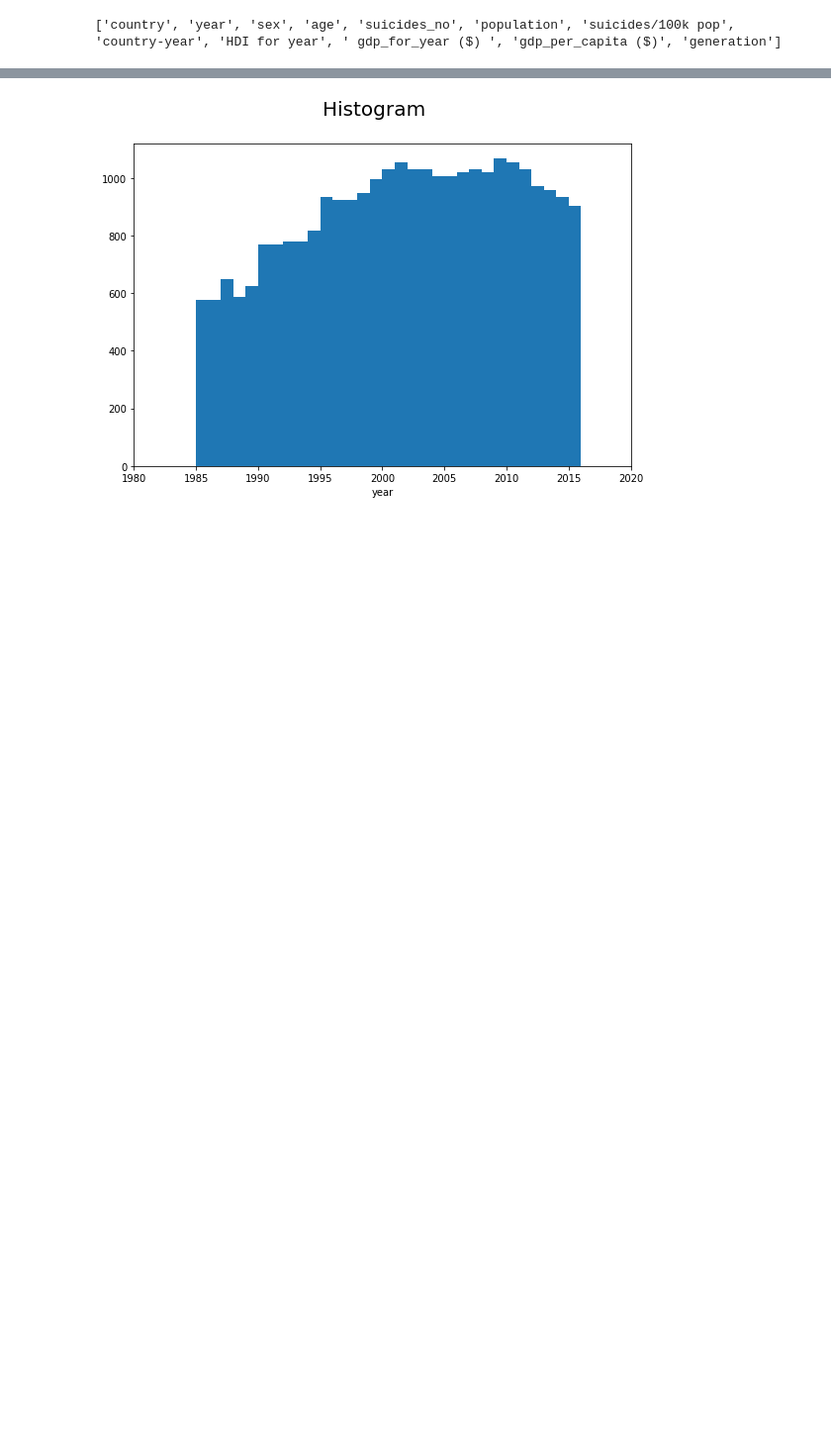
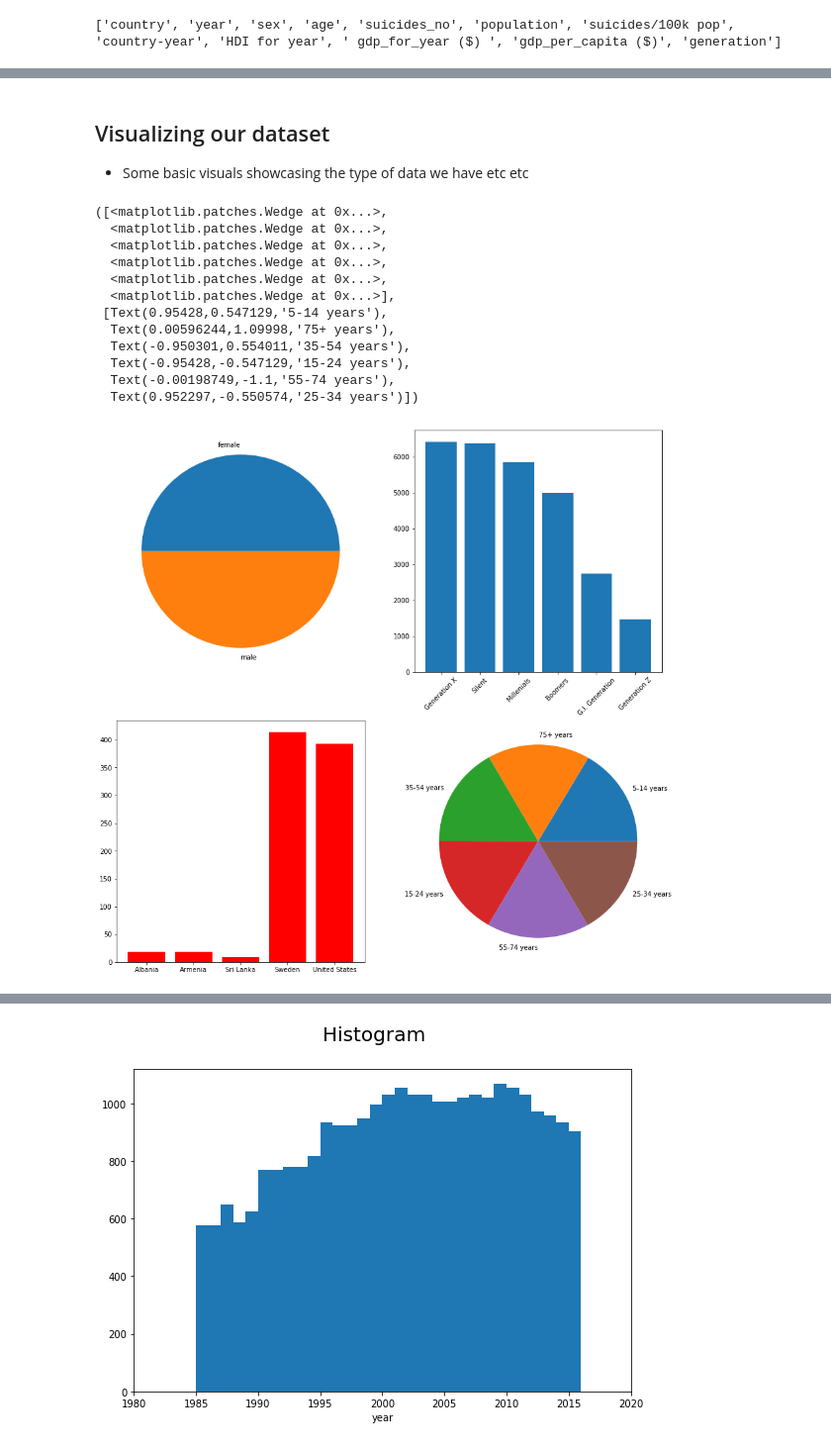
Before and after one commit to edalrami/anlt232_hw1, a Jupyter notebook: hw1.ipynb, the cells around one changed output, grey strips where cells are left out. Shown at 99% size. Cells and saved outputs as stored; diff of their text form; code cells hidden in the pictures; blank space fills up the shorter version.

```diff
--- a/hw1.ipynb
+++ b/hw1.ipynb
@@ -50,0 +94,25 @@ data.shape
+# %%
+#Basic analysis
+age_groups = pd.DataFrame(data['age'].value_counts(dropna=False)).sort_values('age')
+gen = pd.DataFrame(data['generation'].value_counts(dropna=False))
+countries = pd.DataFrame(data['country'].value_counts(dropna=False))
+gender = pd.DataFrame(data['sex'].value_counts(dropna=False))
+
+# Some Group-bys to help with certain visualizations
+
+# Average GDP_per_capita per country per year
+data.groupby(['country', 'year'])['gdp_per_capita ($)'].mean()
+
+#Average number of suicides per country per year
+aa = pd.DataFrame(data.groupby(['country', 'year'])['suicides_no','gdp_per_capita ($)' ].mean())
+
+#distrubution ofage brackets per country
+count_age  = data.groupby(['country', 'age'])['age'].count()
+
+# Average population per country in 100s
+avg_pop_bycountry = round(pd.DataFrame(data.groupby(['country'])['population'].mean())/100,0)
+
+#average GDP value in the following countries: United States|Sweden|Sri Lanka|Armenia|Albania
+gdp_per_country = round(pd.DataFrame(data[data['country'].str.contains('United States|Sweden|Sri Lanka|Armenia|Albania')].groupby(['country'])['gdp_per_capita ($)'].mean())/100,0)
+
+selected_countries = data[data['country'].str.contains('United States|Sweden|Sri Lanka|Armenia|Albania')]
@@ -50,0 +138,37 @@ data.shape
+# %% [markdown]
+## Visualizing our dataset
+
+- Some basic visuals showcasing the type of data we have etc etc
+# %%
+plt.figure(figsize=(15,15))
+
+#Proportion of overall male vs female
+plt.subplot(2,2,1)
+plt.pie(gender, labels =list(gender.index) )
+
+# Distrubution of diff generations
+plt.subplot(2,2,2)
+plt.xticks(rotation=45)
+plt.bar(list(gen.index),gen['generation'])
+
+# Comparing mean GDP across selected countries
+plt.subplot(2,2,3)
+plt.bar(list(gdp_per_country.index),gdp_per_country['gdp_per_capita ($)'], color='red')
+
+#
+plt.subplot(2,2,4)
+plt.pie(age_groups['age'], labels = list(age_groups.index))
+# %% [output]
+([<matplotlib.patches.Wedge at 0x...>,
+  <matplotlib.patches.Wedge at 0x...>,
+  <matplotlib.patches.Wedge at 0x...>,
+  <matplotlib.patches.Wedge at 0x...>,
+  <matplotlib.patches.Wedge at 0x...>,
+  <matplotlib.patches.Wedge at 0x...>],
+ [Text(0.95428,0.547129,'5-14 years'),
+  Text(0.00596244,1.09998,'75+ years'),
+  Text(-0.950301,0.554011,'35-54 years'),
+  Text(-0.95428,-0.547129,'15-24 years'),
+  Text(-0.00198749,-1.1,'55-74 years'),
+  Text(0.952297,-0.550574,'25-34 years')])
+[figure, added]
```
Also changed, not shown: parts of 17 cells of this notebook.
